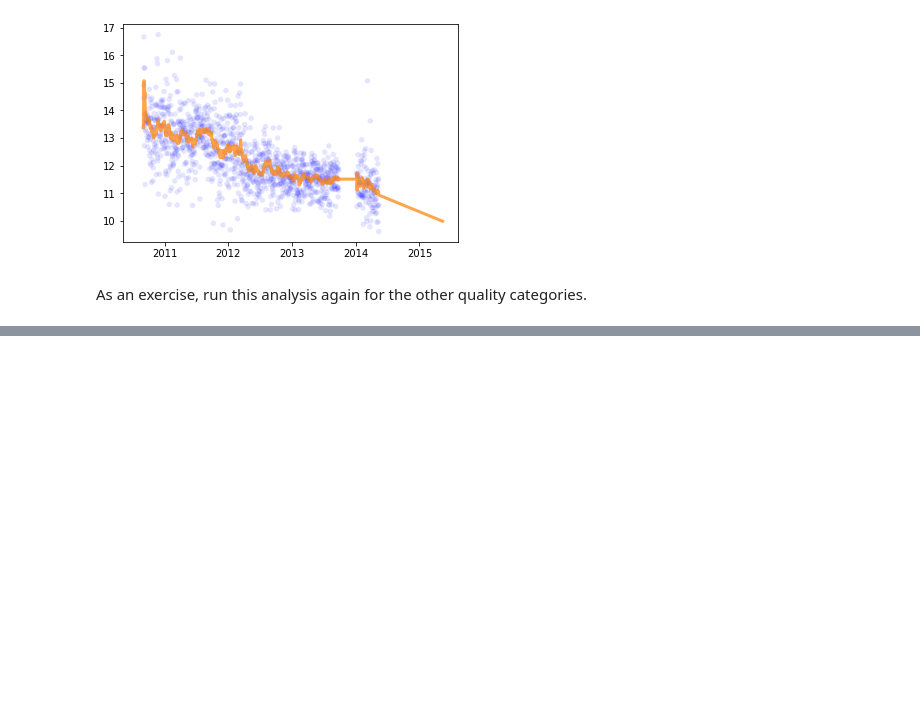
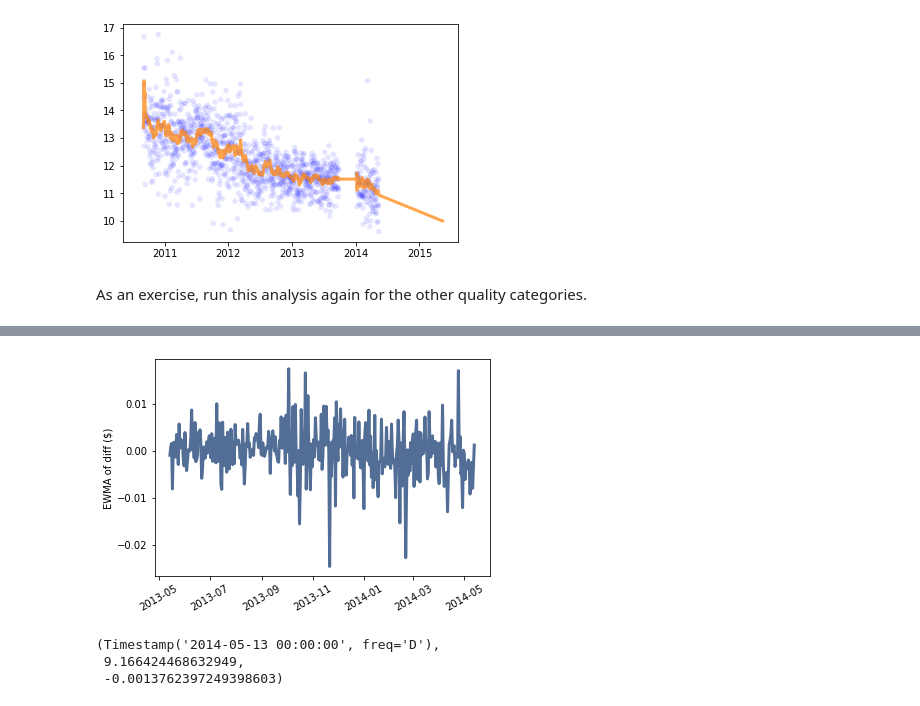
Before and after one commit to kamilest/think-stats-2, a Jupyter notebook: code/chap12ex.ipynb, the cells around one changed output, grey strips where cells are left out. Saved outputs shown, nothing was run; the diff lists cells and outputs as text; code cells hidden in the pictures; blank space fills up the shorter version.

```diff
--- a/code/chap12ex.ipynb
+++ b/code/chap12ex.ipynb
@@ -899,0 +972,30 @@ As an exercise, run this analysis again for the other quality categories.
+# %%
+# compute EWMA with span=365
+# this gives the average difference between the successive
+# daily values (and therefore indicates the slope of the forecasted
+# curve at the last timestep)
+filled['slope'] = diffs.ewm(span=365).mean()
+
+# plot the last year's worth of daily values
+thinkplot.plot(filled.slope[-365:])
+plt.xticks(rotation=30)
+thinkplot.Config(ylabel='EWMA of diff ($)')
+# %% [output]
+[figure, added]
+# %%
+# extract the last inter and the mean of the last 30 slopes
+
+# last point in time series used as start of forecast
+start = filled.index[-1]
+
+# last point in time series used as the intersection of linear prediction
+inter = filled.ewma[-1]
+
+# use the last slope as computed by EWMA for the forecast
+slope = filled.slope[-30:].mean()
+
+start, inter, slope
+# %% [output]
+(Timestamp('2014-05-13 00:00:00', freq='D'),
+ 9.166424468632949,
+ -0.0013762397249398603)
```
Also changed, not shown: parts of 32 cells of this notebook.
